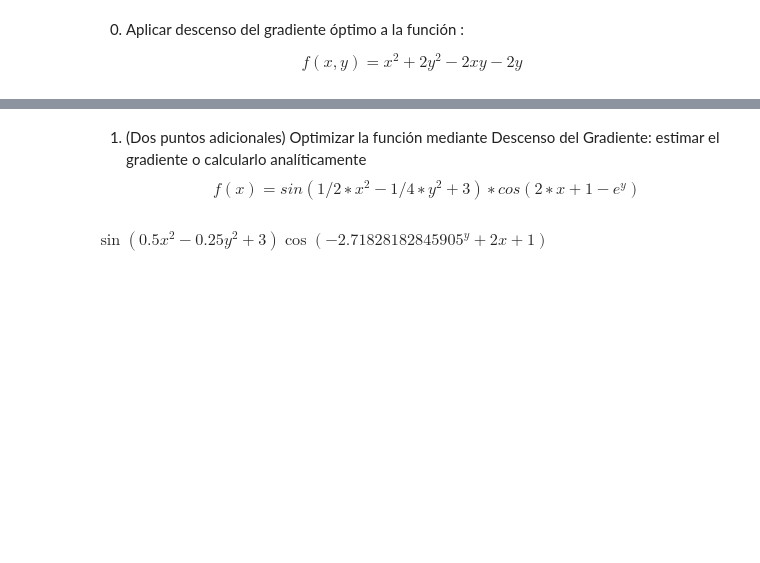
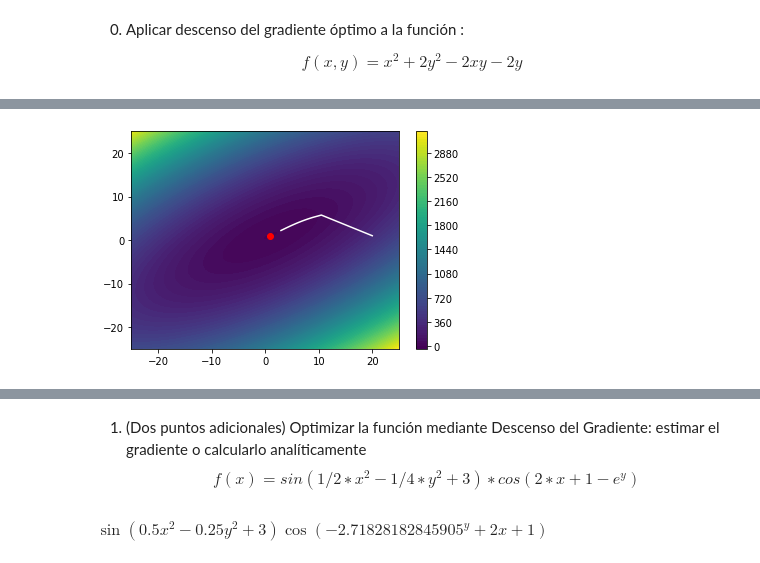
Before and after one commit to vfmas15/algorithms_masters, a Jupyter notebook: gradiente1.ipynb, the cells around one changed output, grey strips where cells are left out. Saved outputs shown, nothing was run; the diff lists cells and outputs as text; code cells hidden in the pictures; blank space fills up the shorter version.

```diff
--- a/gradiente1.ipynb
+++ b/gradiente1.ipynb
@@ -128,0 +49,23 @@ plt.show()
+# %%
+#Prepara los datos para dibujar mapa de niveles de Z
+resolucion = 100
+rango=25
+
+X=np.linspace(-rango,rango,resolucion)
+Y=np.linspace(-rango,rango,resolucion)
+Z=np.zeros((resolucion,resolucion))
+f  = lambda X: X[0]**2 + 2*X[1]**2 - 2*X[0]*X[1] - 2*X[1]
+for ix,x in enumerate(X):
+  for iy,y in enumerate(Y):
+    Z[iy,ix] = f([x,y])
+
+#Pinta el mapa de niveles de Z
+plt.contourf(X,Y,Z,resolucion)
+plt.colorbar() ## barra vertical al lado del dibujo en los ejes de coordenadas
+plt.plot(1,1,"o",c="red")
+
+plt.plot(descenso_graciente[2][0],descenso_graciente[2][1],c="white")
+
+plt.show()
+# %% [output]
+[figure, added]
```
Also changed, not shown: parts of 12 cells of this notebook, 1 other file.
